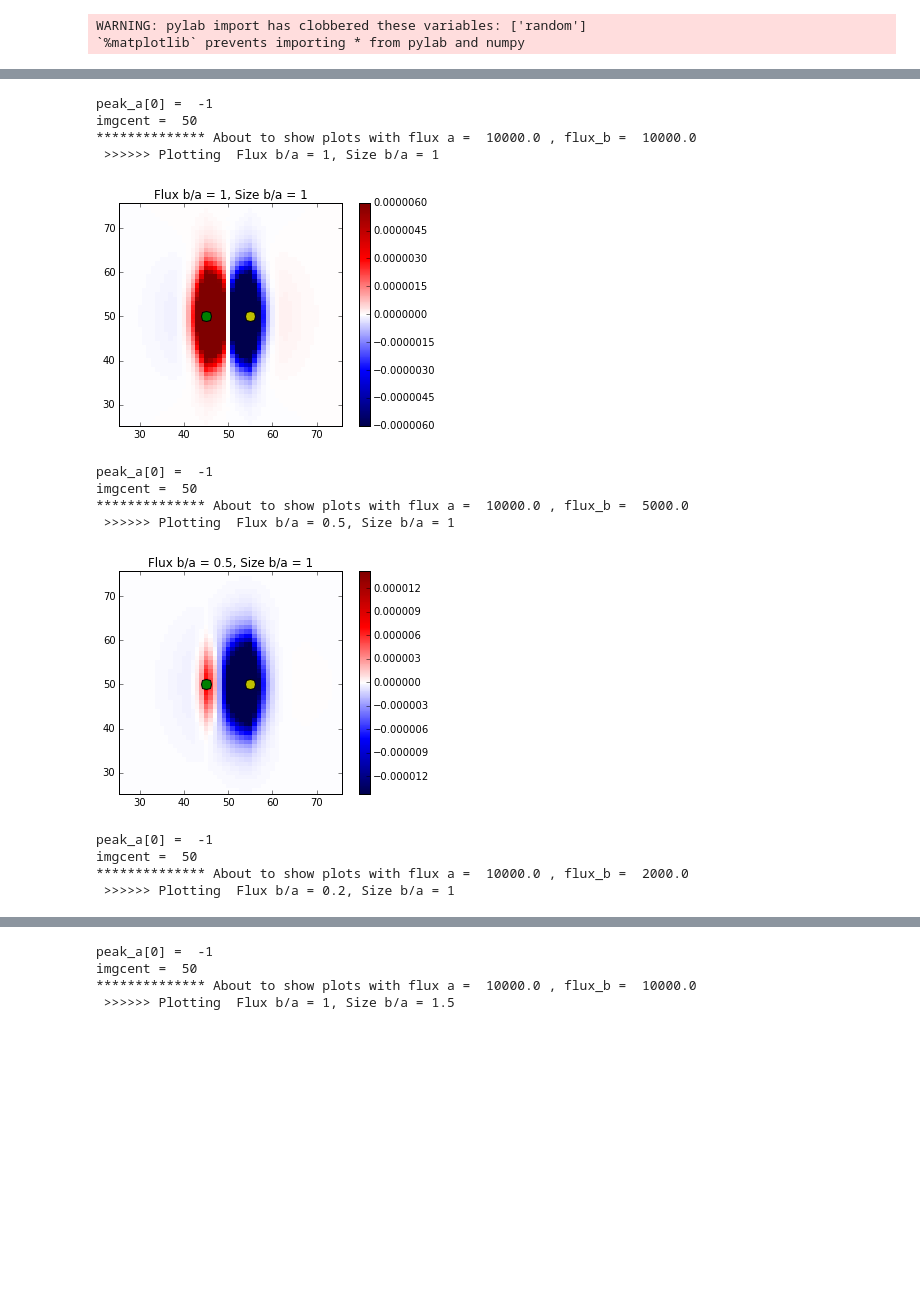
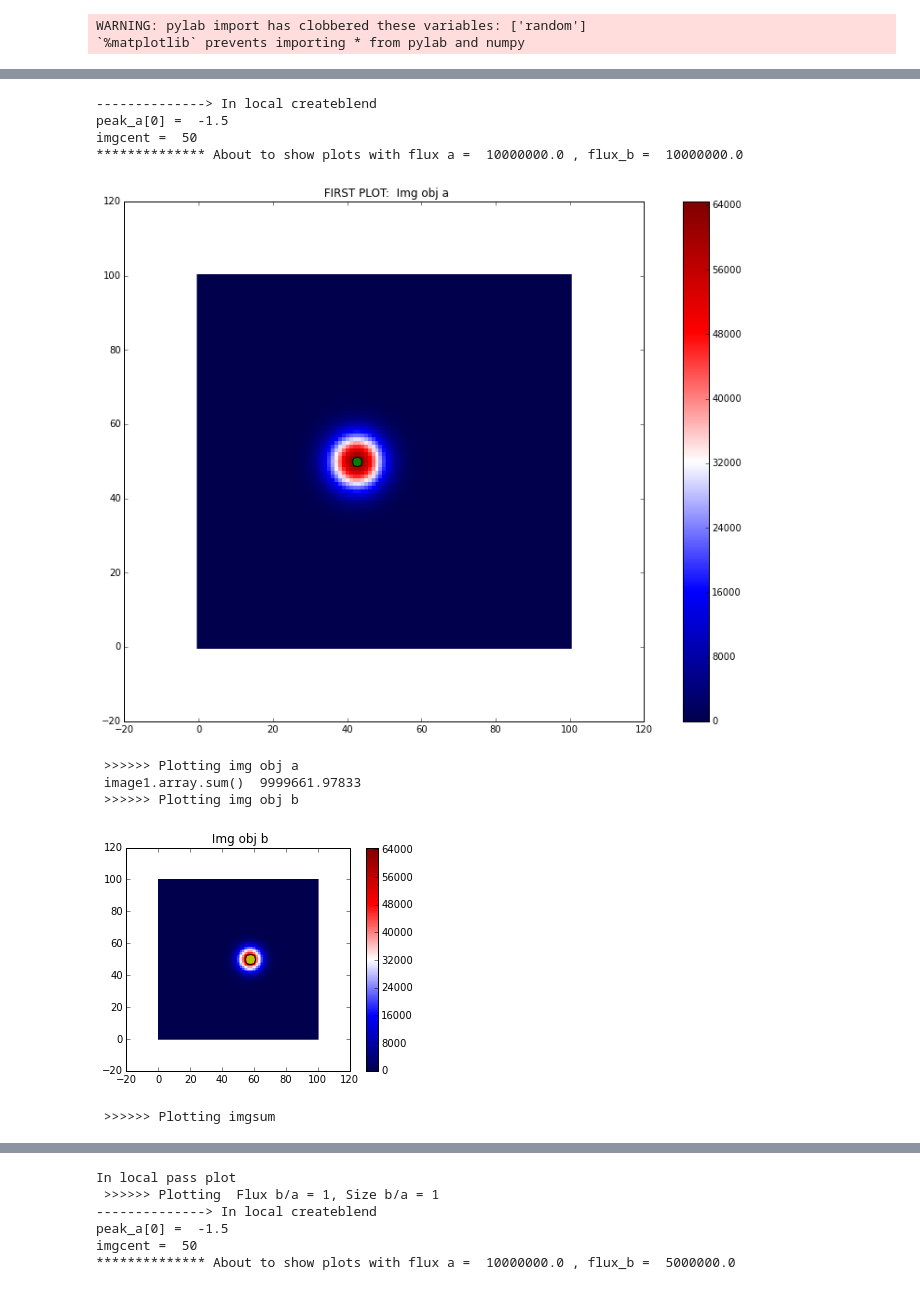
Before and after one commit to alvarezcl/galsim_work, a Jupyter notebook: mssgversion_code/mssg_deblendAndPlotResids.ipynb, the cells around one changed output, grey strips where cells are left out. Saved outputs shown, nothing was run; the diff lists cells and outputs as text; code cells hidden in the pictures; blank space fills up the shorter version.

Commit message:
For plots shown at DESC Survey Simlns Telecon, 1/7/2016.

```diff
--- a/mssgversion_code/mssg_deblendAndPlotResids.ipynb
+++ b/mssgversion_code/mssg_deblendAndPlotResids.ipynb
@@ -27,21 +27,22 @@ WARNING: pylab import has clobbered these variables: ['random']
 # %%
 
 ###################################################### Function to create the blended img
-def create_blend(peak_a, peak_b, flux_bTOa = 1, size_bTOa = 1, e1a = 0, e1b = 0 , e2a = 0, e2b = 0, imgsize = 0, pixelscale = 0, mrkrsize = 10):
+def create_blend(peak_a, peak_b, flux_bTOa = 1, size_bTOa = 1, e1a = 0, e1b = 0 , e2a = 0, e2b = 0, imgsize = 0, pixelscale = 0, mrkrsize = 10, psetval = 2):
 
+    print "--------------> In local createblend"
     # Global vars
     randnum=galsim.BaseDeviate(1) # Random num seed -- when set to zero, uses machine time
 
-    #### Level to do printing at (setting it lower will print more stuff)
-    presetval = 2
+    #### Level to do printing at (setting it lower will plot more stuff)
+    presetval = psetval
     #    plotflag =  0  # The default, to plot the minimum
-    plotflag =  1  # Print more
+    plotflag =  1  # Plot more
 
     # Create gaussian gal objs, sheared in various directions
     hlr_a = 1.0
     hlr_b = hlr_a * size_bTOa
 
-    flux_a = 1e4
+    flux_a = 1e7
     flux_b = flux_a * flux_bTOa
 
     gal1 = galsim.Gaussian(half_light_radius= hlr_a , flux= flux_a).shear(g1=e1a, g2= e2a).shift(peak_a)
@@ -68,10 +69,11 @@ def create_blend(peak_a, peak_b, flux_bTOa = 1, size_bTOa = 1, e1a = 0, e1b = 0
     proto_image = galsim.ImageD(imgsize, imgsize, scale = pixelscale)
 #    image1 = convgal1.drawImage(image=proto_image, method='phot', rng=randnum)
     image1 = convgal1.drawImage(image=proto_image)
-    print '************** About to show plots with flux a = ', flux_a , ', flux_b = ', flux_b
+
 #    print image1.array[np.where(image1.array < 0)]
 #    image1.array[np.where(image1.array < 0)] = 0.
     if plotflag > presetval:
+        print '************** About to show plots with flux a = ', flux_a , ', flux_b = ', flux_b
         pltname =  " FIRST PLOT:  Img obj a"
         pltcontent =   image1.array
         plt.title(" FIRST PLOT:  Img obj a")
@@ -100,7 +102,7 @@ def create_blend(peak_a, peak_b, flux_bTOa = 1, size_bTOa = 1, e1a = 0, e1b = 0
 ### Add them into one image
     imagesum =  image1+image2
 
-    if plotflag > presetval:
+    if plotflag > presetval-1:
         plt.title(" Img obj a + b")
         print " >>>>>> Plotting imgsum"
         plt.plot( acent[0], acent[1], color='g', marker = 'o', markersize=mrkrsize, markeredgewidth=1)
@@ -144,9 +146,10 @@ def makeplot(pltname, pltcontent,  centre=(0,0) , colorbarlimit = 0, location =
     # plt.annotate
 # %%
 #################################################### Function to draw gal figs
-def passplot(pltname, pltcontent, inax, centre=(0,0) , colorbarlimit = 0, location = 'lower', mrkrsize = 10 ,qrtr = 0.25):
+def passplot(pltname, pltcontent, inax, centre=(0,0) , colorbarlimit = 0, location = 'lower', mrkrsize = 10 ,qrtr = 0.25, scaling ="dk"):
 
 
+          print "In local pass plot"
           inax.set_title(pltname)
           print " >>>>>> Plotting ", pltname
           dummyarr = np.array([1, 2, 3])
@@ -154,13 +157,16 @@ def passplot(pltname, pltcontent, inax, centre=(0,0) , colorbarlimit = 0, locati
               print pltcontent, " is not a numpy array, will convert"
               pltcontent = pltcontent.array
 
-          vmin,vmax = np.percentile(pltcontent,[1,99])
-          vmax = max(abs(vmin),abs(vmax))
-          vmin = -vmax
+          if (scaling == 'dk'):
+              vmin,vmax = np.percentile(pltcontent,[1,99])
+              vmax = max(abs(vmin),abs(vmax))
+              vmin = -vmax
+              pltimg = inax.imshow( pltcontent , origin=location, interpolation='none', vmin = vmin, vmax=vmax );
+          else:
+            pltimg = inax.imshow( pltcontent , origin=location, interpolation='none' );
 
           ysize,xsize = pltcontent.shape
 
-          pltimg = inax.imshow( pltcontent , origin=location, interpolation='none', vmin = vmin, vmax=vmax );
           inax.set_xlim(qrtr*xsize,(1-qrtr)*xsize)
           inax.set_ylim(qrtr*ysize,(1-qrtr)*ysize)
           '''
@@ -319,6 +445,7 @@ Plotting resid
 # %%
+fig = plt.figure(figsize = (15,10))
 
-##################
+##################  Plot the resids
 
 flux_bTOa = 1
 size_bTOa = 1
@@ -327,7 +454,7 @@ templates, template_fractions, children = mssg_deblend.deblend(blend.array, peak
 pltcontent = (children[0] - unblends[0].array)/  peakval
 ax = fig.add_subplot(231)
 pltname = "Flux b/a = "+str(flux_bTOa) + ", Size b/a = "+str(size_bTOa)
-makeplot(pltname, pltcontent,  centre=center)
+passplot(pltname, pltcontent, ax, centre=center)
 
 flux_bTOa = 0.5
 size_bTOa = 1
@@ -336,7 +463,7 @@ templates, template_fractions, children = mssg_deblend.deblend(blend.array, peak
 pltcontent = (children[0] - unblends[0].array)/  peakval
 ax = fig.add_subplot(232)
 pltname = "Flux b/a = "+str(flux_bTOa) + ", Size b/a = "+str(size_bTOa)
-makeplot(pltname, pltcontent,  centre=center)
+passplot(pltname, pltcontent, ax, centre=center)
 
 flux_bTOa = 0.2
 size_bTOa = 1
@@ -345,48 +472,44 @@ templates, template_fractions, children = mssg_deblend.deblend(blend.array, peak
 pltcontent = (children[0] - unblends[0].array)/  peakval
 ax = fig.add_subplot(233)
 pltname = "Flux b/a = "+str(flux_bTOa) + ", Size b/a = "+str(size_bTOa)
-makeplot(pltname, pltcontent,  centre=center)
+passplot(pltname, pltcontent, ax, centre=center)
 
 ###########
 
 flux_bTOa = 1
 size_bTOa = 1.5
 blend, unblends = create_blend(peak_a, peak_b, flux_bTOa =  flux_bTOa , size_bTOa = size_bTOa , e1a = e1ain,  e2a = e2ain, e1b = e1bin ,e2b = e2bin, imgsize= imsize, pixelscale = pixel_scale, mrkrsize = 10)
 templates, template_fractions, children = mssg_deblend.deblend(blend.array, peaks_pix, interpolate=False, force_interpolate = False)
 pltcontent = (children[0] - unblends[0].array)/  peakval
 ax = fig.add_subplot(234)
 pltname = "Flux b/a = "+str(flux_bTOa) + ", Size b/a = "+str(size_bTOa)
-makeplot(pltname, pltcontent,  centre=center)
+passplot(pltname, pltcontent, ax, centre=center)
 
 flux_bTOa = 0.5
 size_bTOa = 1.5
 blend, unblends = create_blend(peak_a, peak_b, flux_bTOa =  flux_bTOa , size_bTOa = size_bTOa, e1a = e1ain,  e2a = e2ain, e1b = e1bin ,e2b = e2bin, imgsize= imsize, pixelscale = pixel_scale, mrkrsize = 10)
 templates, template_fractions, children = mssg_deblend.deblend(blend.array, peaks_pix, interpolate=False, force_interpolate = False)
 pltcontent = (children[0] - unblends[0].array)/  peakval
 ax = fig.add_subplot(235)
 pltname = "Flux b/a = "+str(flux_bTOa) + ", Size b/a = "+str(size_bTOa)
-makeplot(pltname, pltcontent,  centre=center)
+passplot(pltname, pltcontent, ax, centre=center)
 
 flux_bTOa = 0.2
 size_bTOa = 1.5
 blend, unblends = create_blend(peak_a, peak_b, flux_bTOa = flux_bTOa , size_bTOa = size_bTOa, e1a = e1ain,  e2a = e2ain, e1b = e1bin ,e2b = e2bin, imgsize= imsize, pixelscale = pixel_scale, mrkrsize = 10)
 templates, template_fractions, children = mssg_deblend.deblend(blend.array, peaks_pix, interpolate=False, force_interpolate = False)
 pltcontent = (children[0] - unblends[0].array)/  peakval
 ax = fig.add_subplot(236)
 pltname = "Flux b/a = "+str(flux_bTOa) + ", Size b/a = "+str(size_bTOa)
-makeplot(pltname, pltcontent,  centre=center)
+passplot(pltname, pltcontent, ax, centre=center)
 # %% [output]
-peak_a[0] =  -1
+--------------> In local createblend
+peak_a[0] =  -1.5
 imgcent =  50
-************** About to show plots with flux a =  10000.0 , flux_b =  10000.0
- >>>>>> Plotting  Flux b/a = 1, Size b/a = 1
+************** About to show plots with flux a =  10000000.0 , flux_b =  10000000.0
-[figure, old version]
+[figure, new version]
-peak_a[0] =  -1
-imgcent =  50
-************** About to show plots with flux a =  10000.0 , flux_b =  5000.0
- >>>>>> Plotting  Flux b/a = 0.5, Size b/a = 1
+ >>>>>> Plotting img obj a
+ image1.array.sum()  9999661.97833
+ >>>>>> Plotting img obj b
-[figure, old version]
+[figure, new version]
-peak_a[0] =  -1
-imgcent =  50
-************** About to show plots with flux a =  10000.0 , flux_b =  2000.0
- >>>>>> Plotting  Flux b/a = 0.2, Size b/a = 1
+ >>>>>> Plotting imgsum
@@ -394,4 +517,6 @@ imgcent =  50
-peak_a[0] =  -1
+In local pass plot
+ >>>>>> Plotting  Flux b/a = 1, Size b/a = 1
+--------------> In local createblend
+peak_a[0] =  -1.5
 imgcent =  50
-************** About to show plots with flux a =  10000.0 , flux_b =  10000.0
- >>>>>> Plotting  Flux b/a = 1, Size b/a = 1.5
+************** About to show plots with flux a =  10000000.0 , flux_b =  5000000.0
```
Also changed, not shown: parts of 7 cells of this notebook, 2 other files.
